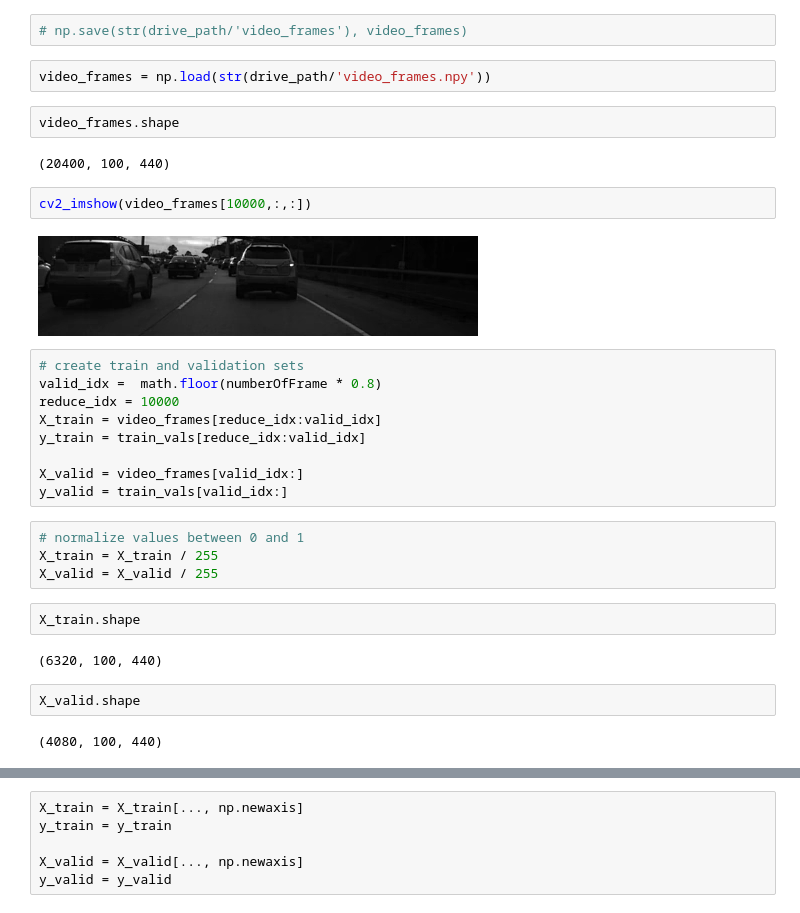
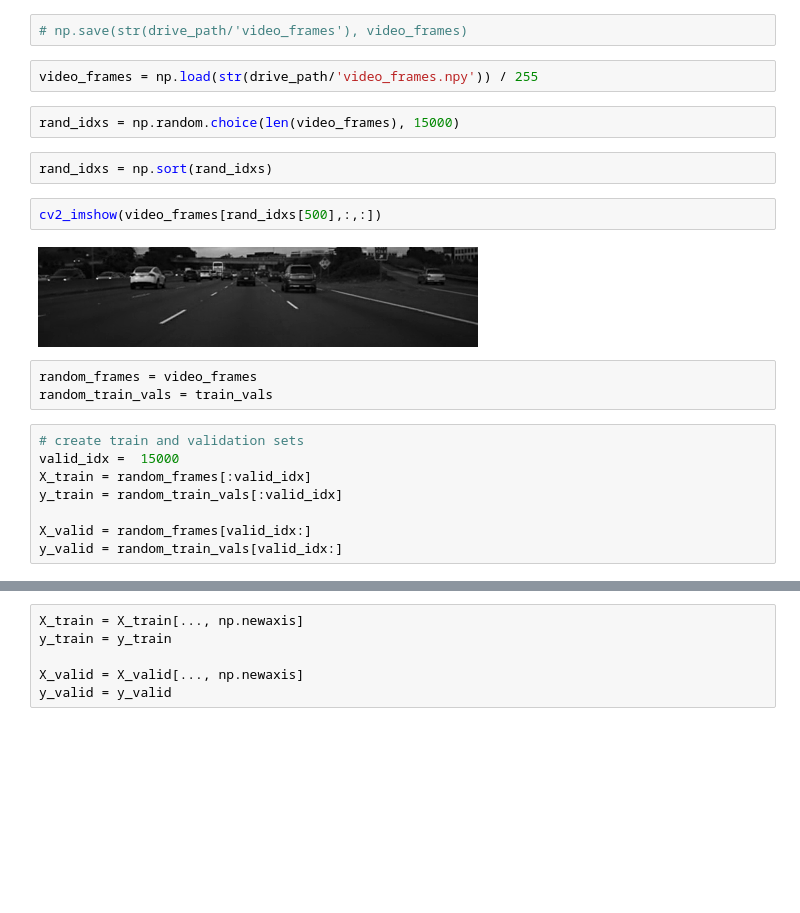
Before and after one commit to diggs1711/comma-ai-speed-challenge, a Jupyter notebook: speed_challenge.ipynb, the cells around one changed output, grey strips where cells are left out. Drawn from its saved outputs; the diff is of its cells as text; blank space fills up the shorter version.

```diff
--- a/speed_challenge.ipynb
+++ b/speed_challenge.ipynb
@@ -84,36 +84,26 @@ cropped_image_width = 440
 # %%
 # np.save(str(drive_path/'video_frames'), video_frames)
 # %%
-video_frames = np.load(str(drive_path/'video_frames.npy'))
+video_frames = np.load(str(drive_path/'video_frames.npy')) / 255
-# %%
-video_frames.shape
-# %% [output]
-(20400, 100, 440)
+# %%
+rand_idxs = np.random.choice(len(video_frames), 15000)
+# %%
+rand_idxs = np.sort(rand_idxs)
 # %%
-cv2_imshow(video_frames[10000,:,:])
+cv2_imshow(video_frames[rand_idxs[500],:,:])
 # %% [output]
-[figure, old version]
+[figure, new version]
+# %%
+random_frames = video_frames
+random_train_vals = train_vals
 # %%
 # create train and validation sets
-valid_idx =  math.floor(numberOfFrame * 0.8)
-reduce_idx = 10000
-X_train = video_frames[reduce_idx:valid_idx]
-y_train = train_vals[reduce_idx:valid_idx]
+valid_idx =  15000
+X_train = random_frames[:valid_idx]
+y_train = random_train_vals[:valid_idx]
 
-X_valid = video_frames[valid_idx:]
-y_valid = train_vals[valid_idx:]
+X_valid = random_frames[valid_idx:]
+y_valid = random_train_vals[valid_idx:]
-# %%
-# normalize values between 0 and 1
-X_train = X_train / 255
-X_valid = X_valid / 255
-# %%
-X_train.shape
-# %% [output]
-(6320, 100, 440)
-# %%
-X_valid.shape
-# %% [output]
-(4080, 100, 440)
 # %%
 del video_frames, train_vals;
 gc.collect()
```
Also changed, not shown: parts of 18 cells of this notebook.
